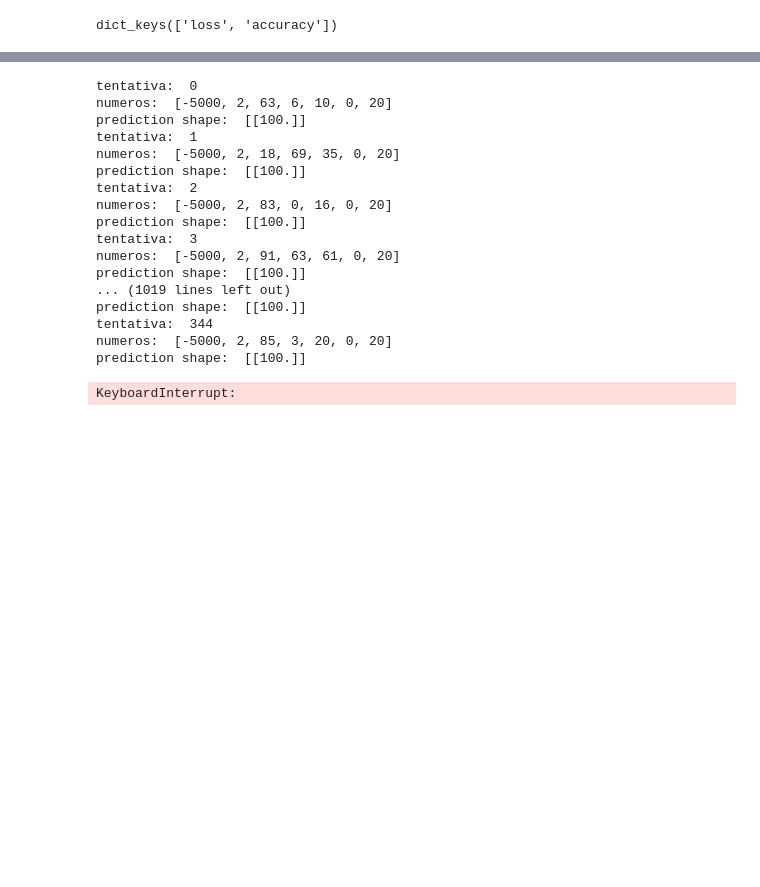
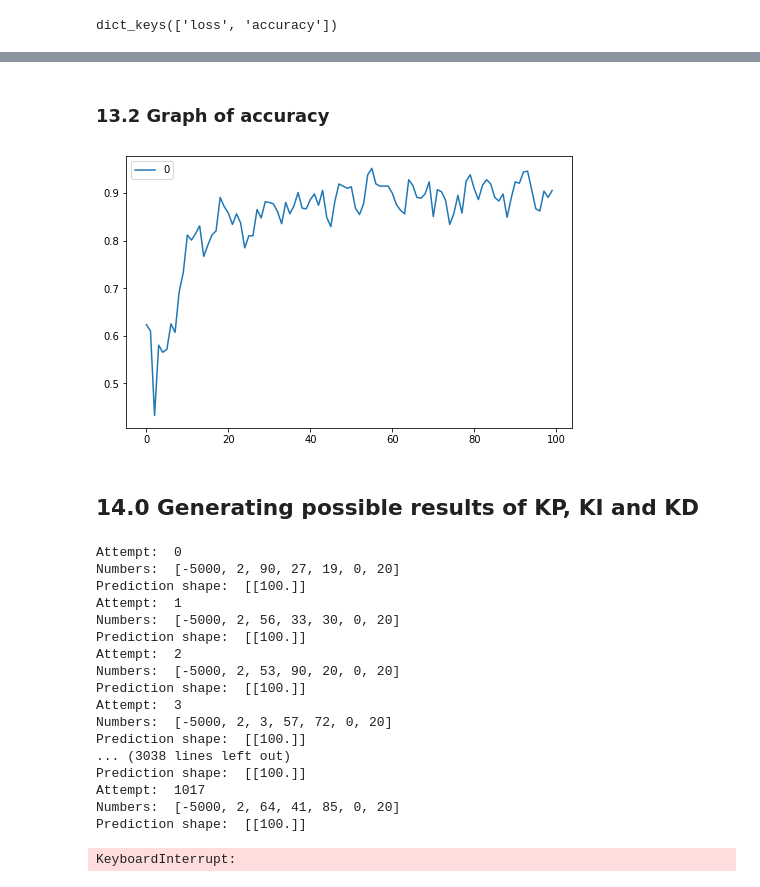
Before and after one commit to joaoavanzini/self-balancing, a Jupyter notebook: machinelearning/machinelearning.ipynb, the cells around one changed output, grey strips where cells are left out. Drawn from its saved outputs; the diff is of its cells as text; code cells hidden in the pictures; blank space fills up the shorter version.

```diff
--- a/machinelearning/machinelearning.ipynb
+++ b/machinelearning/machinelearning.ipynb
@@ -203,46 +227,47 @@ plt.show()
+# %% [markdown]
+### 13.2 Graph of accuracy
+# %%
+pd.DataFrame(history.history['accuracy']).plot(figsize=(8,5))
+plt.show()
+# %% [output]
+[figure, added]
+# %% [markdown]
+## 14.0 Generating possible results of KP, KI and KD
 # %%
 from random import sample
 from random import randint
 
 aux = 0
 while (1):
-  #sorteados = sample(range(-100, 100), 7)
-  #print(sorteados)
-  #sorteio = sample(range(-100, 100), 1)
   kd = randint(0, 100)
   ki = randint(0, 100)
   kp = randint(0, 100)
 
-  valor = [-5000, 2, kd, ki, kp, 0, 20]
-  #print(valor)
+  value = [-5000, 2, kd, ki, kp, 0, 20]
 
-  prediction = modelo.predict([valor])*100
-  # for i in prediction:
-  #   #print("prediction:", i)
-  #   for x in i:
-  #     print("prediction:", x)
+  prediction = model.predict([value])*100
 
-  if prediction >= 0.5:
-    print("tentativa: ", aux)
-    print("numeros: ", valor)
-    print("prediction shape: ", prediction)
+  if prediction >= 0.9:
+    print("Attempt: ", aux)
+    print("Numbers: ", value)
+    print("Prediction shape: ", prediction)
   aux += 1
 # %% [output]
-tentativa:  0
-numeros:  [-5000, 2, 63, 6, 10, 0, 20]
-prediction shape:  [[100.]]
-tentativa:  1
-numeros:  [-5000, 2, 18, 69, 35, 0, 20]
-prediction shape:  [[100.]]
-tentativa:  2
-numeros:  [-5000, 2, 83, 0, 16, 0, 20]
-prediction shape:  [[100.]]
-tentativa:  3
-numeros:  [-5000, 2, 91, 63, 61, 0, 20]
-prediction shape:  [[100.]]
-... (1019 lines left out)
-prediction shape:  [[100.]]
-tentativa:  344
-numeros:  [-5000, 2, 85, 3, 20, 0, 20]
-prediction shape:  [[100.]]
+Attempt:  0
+Numbers:  [-5000, 2, 90, 27, 19, 0, 20]
+Prediction shape:  [[100.]]
+Attempt:  1
+Numbers:  [-5000, 2, 56, 33, 30, 0, 20]
+Prediction shape:  [[100.]]
+Attempt:  2
+Numbers:  [-5000, 2, 53, 90, 20, 0, 20]
+Prediction shape:  [[100.]]
+Attempt:  3
+Numbers:  [-5000, 2, 3, 57, 72, 0, 20]
+Prediction shape:  [[100.]]
+... (3038 lines left out)
+Prediction shape:  [[100.]]
+Attempt:  1017
+Numbers:  [-5000, 2, 64, 41, 85, 0, 20]
+Prediction shape:  [[100.]]
 KeyboardInterrupt:
```
Also changed, not shown: parts of 40 cells of this notebook.
